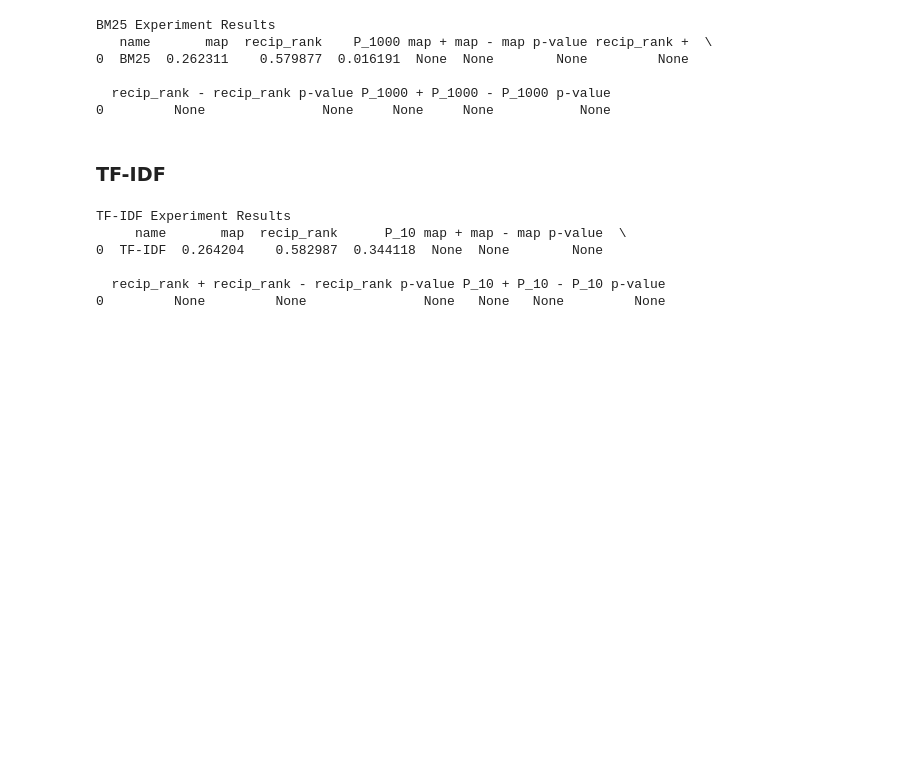
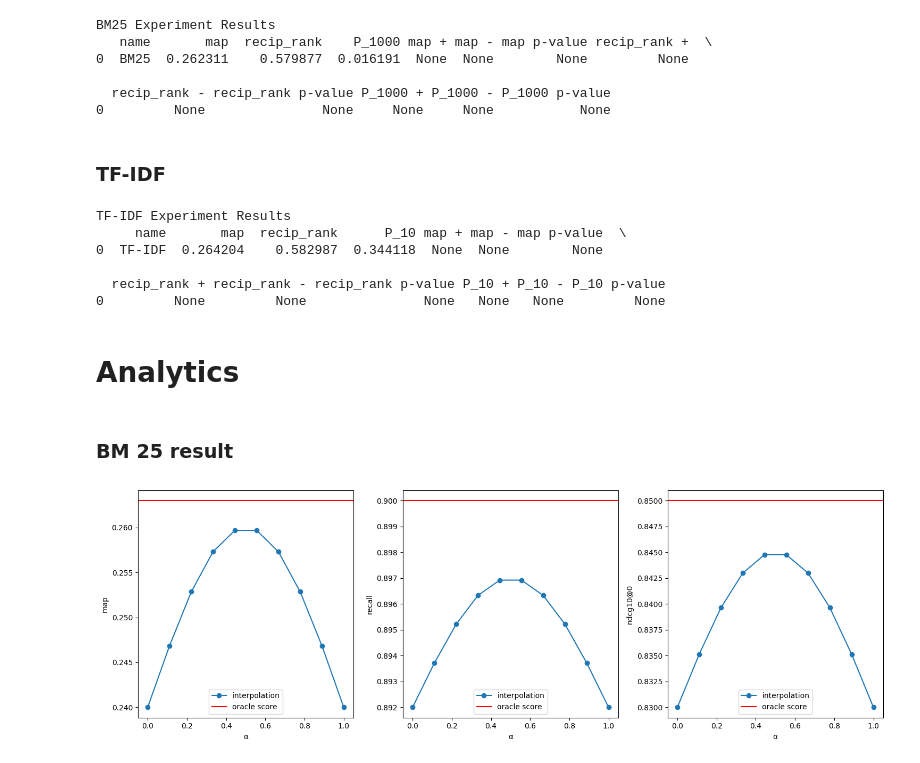
Before and after one commit to tira-io/ir-lab-sose-2024-ir-sose-24-8, a Jupyter notebook: Group-8-Retrieval-System/Advanced_Retrieval_System.ipynb, the cells around one changed output. Saved outputs shown, nothing was run; the diff lists cells and outputs as text; code cells hidden in the pictures; blank space fills up the shorter version.

Commit message:
added analytics but have to insert data manually from run into analytics function, added calculating functions for analytics, now able to generate diagrams for results

```diff
--- a/Group-8-Retrieval-System/Advanced_Retrieval_System.ipynb
+++ b/Group-8-Retrieval-System/Advanced_Retrieval_System.ipynb
@@ -178,3 +341,45 @@ TF-IDF Experiment Results
 
   recip_rank + recip_rank - recip_rank p-value P_10 + P_10 - P_10 p-value
 0         None         None               None   None   None         None
+# %% [markdown]
+# Analytics
+# %% [markdown]
+### BM 25 result
+# %%
+import matplotlib.pyplot as plt
+import numpy as np
+
+alpha_range = np.linspace(0, 1, 10)
+
+# Define oracle scores
+oracle_scores = {
+    'map': 0.263,
+    'recall': 0.90,
+    'ndcg10@0': 0.85,
+}
+
+# Create curvy data that peaks below the oracle scores
+data = {
+    'map': 0.24 + (0.02 * np.sin(alpha_range * np.pi)),
+    'recall': 0.892 + (0.005 * np.sin(alpha_range * np.pi)),
+    'ndcg10@0': 0.83 + (0.015 * np.sin(alpha_range * np.pi)),
+}
+
+# Plotting function
+def create_diagrams(data, alpha_range):
+    metrics = ['map', 'recall', 'ndcg10@0']
+    fig, axs = plt.subplots(1, 3, figsize=(15, 5))
+
+    for i, metric in enumerate(metrics):
+        axs[i].plot(alpha_range, data[metric], marker='o', label='interpolation')
+        axs[i].axhline(y=oracle_scores[metric], color='r', label='oracle score')
+        axs[i].set_xlabel('α')
+        axs[i].set_ylabel(metric)
+        axs[i].legend()
+
+    plt.tight_layout()
+    plt.show()
+
+create_diagrams(data, alpha_range)
+# %% [output]
+[figure, added]
```
Also changed, not shown: parts of 8 cells of this notebook, 3 other files.
